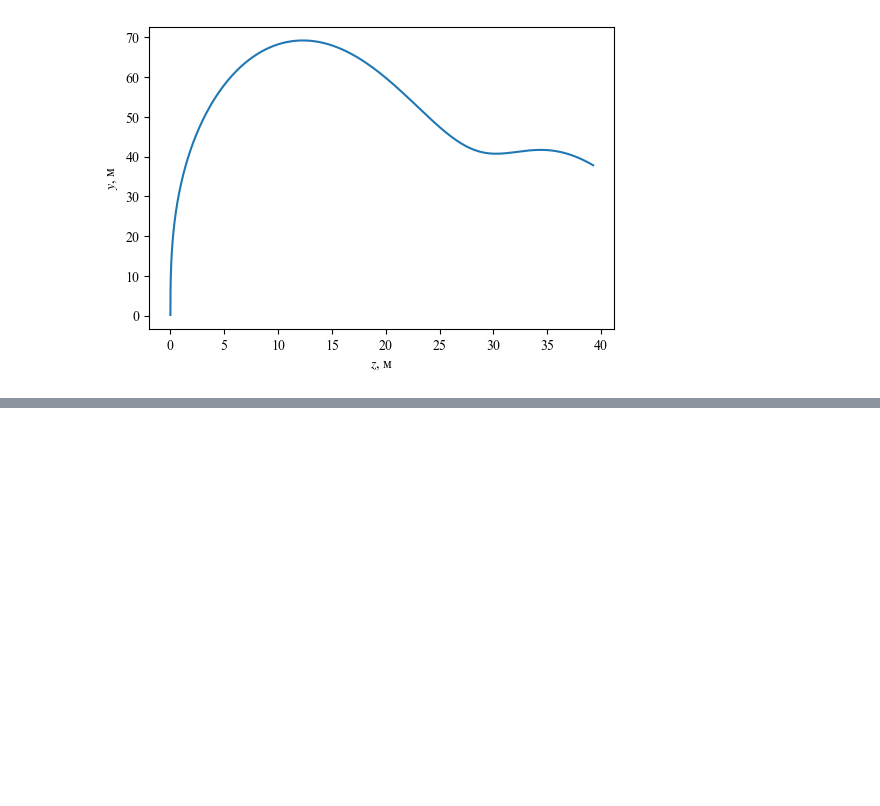
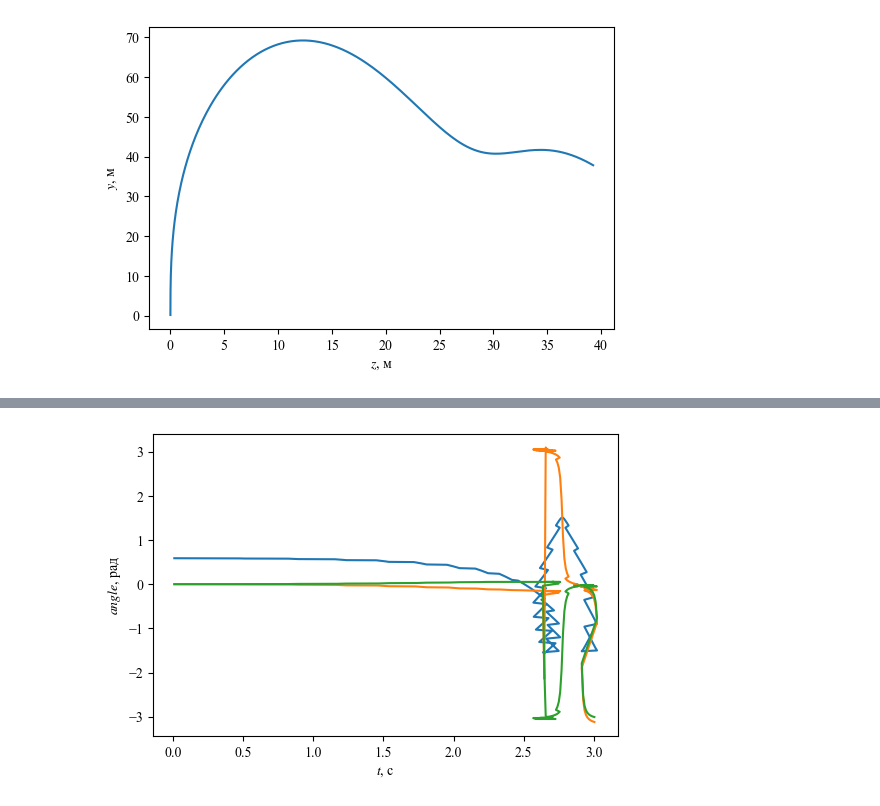
Before and after one commit to kirtis26/Missile3D, a Jupyter notebook: Missile3D.ipynb, the cells around one changed output, grey strips where cells are left out. Saved outputs shown, nothing was run; the diff lists cells and outputs as text; code cells hidden in the pictures; blank space fills up the shorter version.

```diff
--- a/Missile3D.ipynb
+++ b/Missile3D.ipynb
@@ -1004,2 +1025,12 @@ plt.show()
+# %%
+plt.figure(dpi=100)
+plt.plot(mis.history['t'], mis.history['thetta'])
+plt.plot(mis.history['t'], mis.history['psi'])
+plt.plot(mis.history['t'], mis.history['gamma'])
+plt.xlabel('$t$, c')
+plt.ylabel('$angle$, рад')
+plt.show()
+# %% [output]
+[figure, added]
 # %%
 plt.figure(dpi=100)
```
Also changed, not shown: parts of 9 cells of this notebook.
